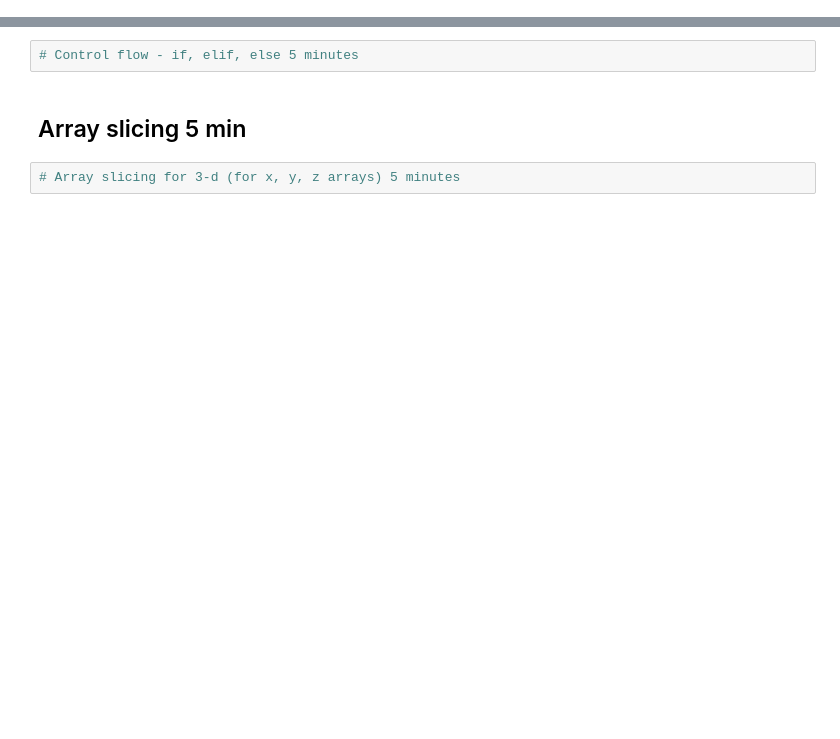
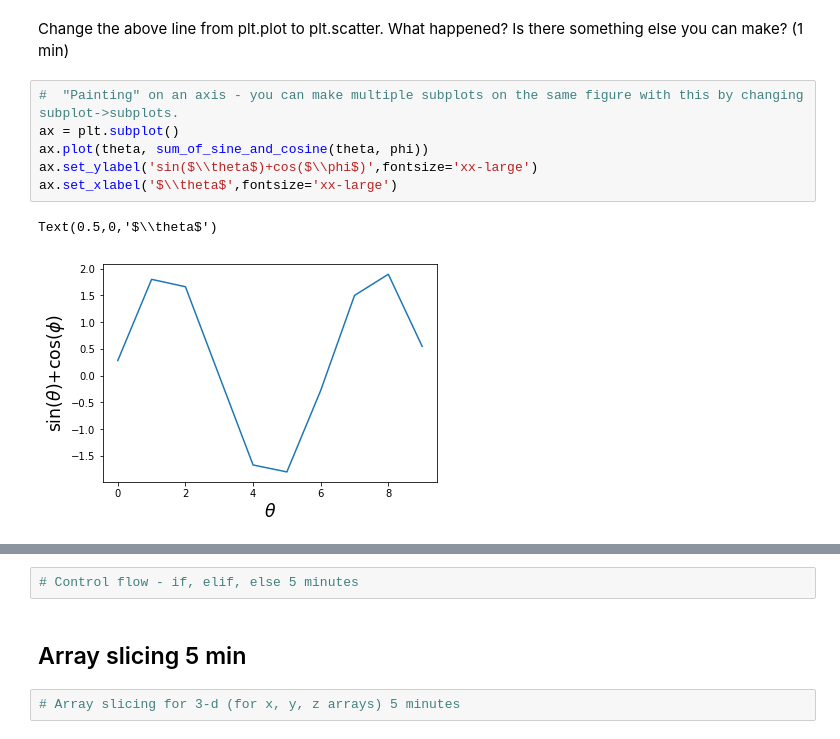
Before and after one commit to mhmills/HW7-Python-Practice, a Jupyter notebook: hw7_python_practice.ipynb, the cells around one changed output, grey strips where cells are left out. Cells and saved outputs as stored; diff of their text form; blank space fills up the shorter version.

```diff
--- a/hw7_python_practice.ipynb
+++ b/hw7_python_practice.ipynb
@@ -14,0 +126,11 @@
+# %% [markdown]
+Change the above line from plt.plot to plt.scatter.  What happened?  Is there something else you can make? (1 min)
+# %%
+#  "Painting" on an axis - you can make multiple subplots on the same figure with this by changing subplot->subplots.
+ax = plt.subplot()
+ax.plot(theta, sum_of_sine_and_cosine(theta, phi))
+ax.set_ylabel('sin($\\theta$)+cos($\\phi$)',fontsize='xx-large')
+ax.set_xlabel('$\\theta$',fontsize='xx-large')
+# %% [output]
+Text(0.5,0,'$\\theta$')
+[figure, added]
```
Also changed, not shown: parts of 34 cells of this notebook.
